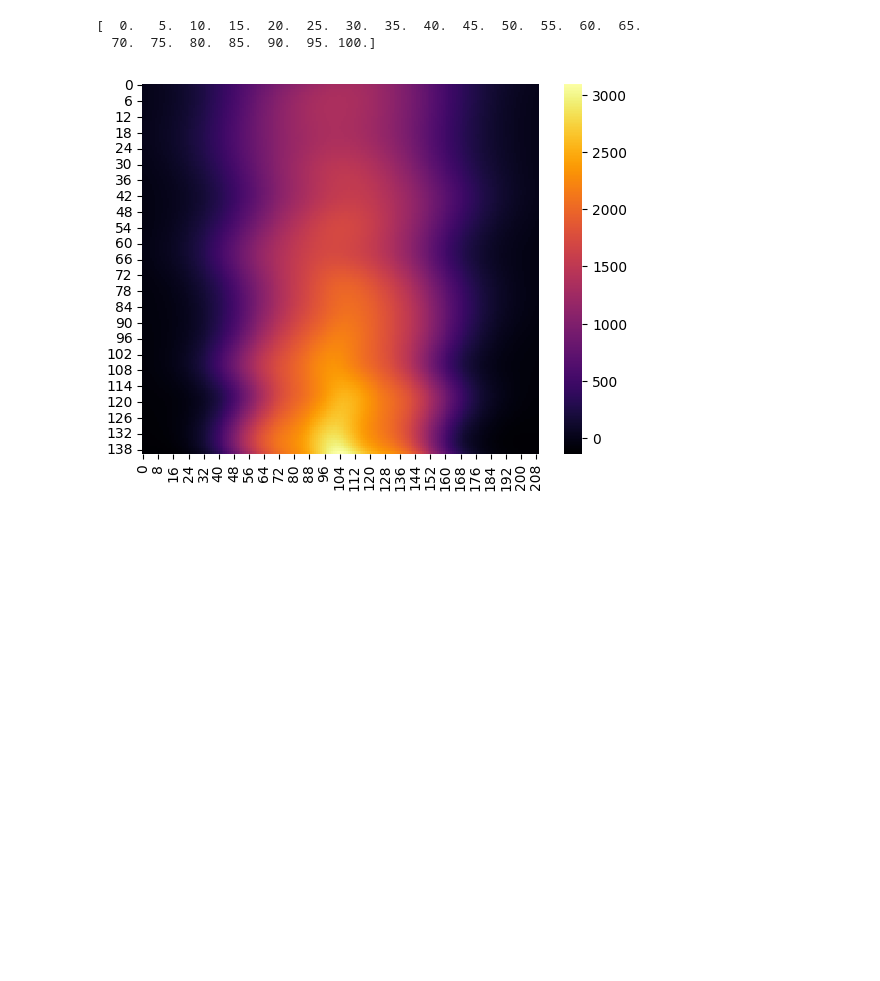
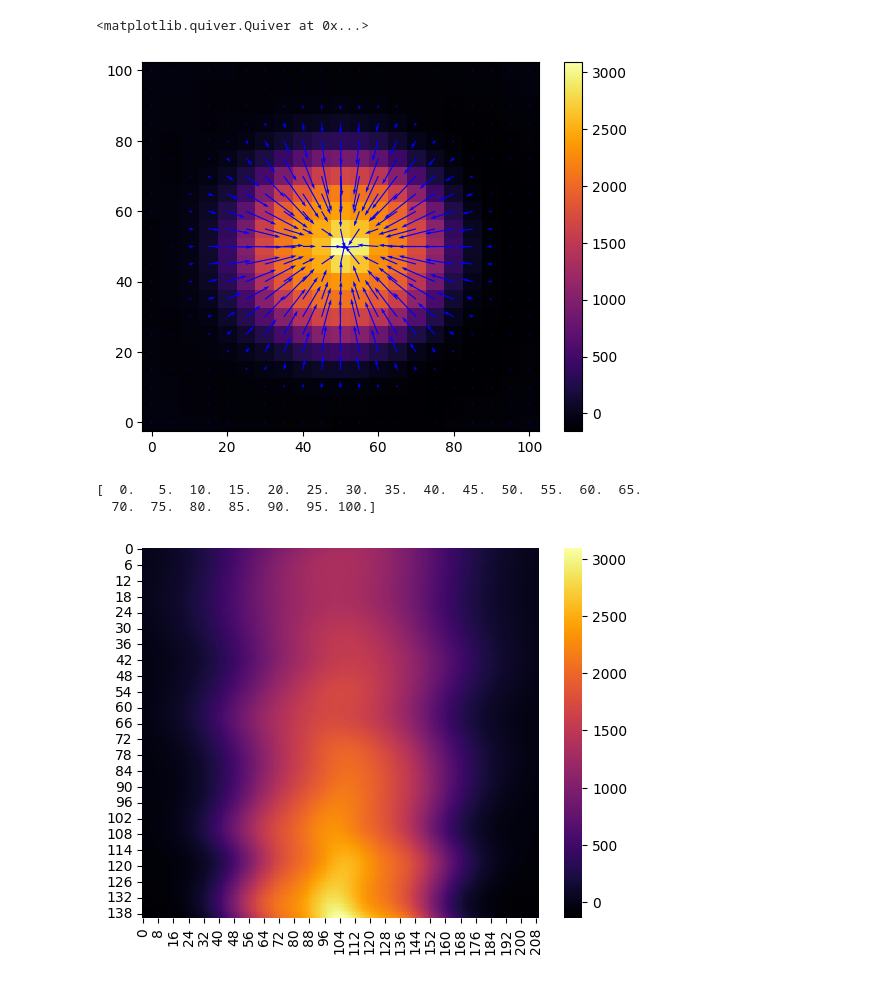
Before and after one commit to arteys/PhD-scripts, a Jupyter notebook: Magnetic_field_data_processing.ipynb, the cells around one changed output. Cells and saved outputs as stored; diff of their text form; code cells hidden in the pictures; blank space fills up the shorter version.

```diff
--- a/Magnetic_field_data_processing.ipynb
+++ b/Magnetic_field_data_processing.ipynb
@@ -58,6 +58,25 @@ fig.update_layout(
 fig.update_traces(marker={'size': 2})
 
 fig.show()
+# %%
+field_flat_xy = fields_df[fields_df['Z']==1].copy()
+field_flat_xy_sorted = field_flat_xy.sort_values(by = ['X','Z'])
+field_flat_np_xy = field_flat_xy_sorted.to_numpy()
+field_flat_square_xy = np.reshape(field_flat_np_xy[:,0],(21,21))
+
+xs = field_flat_xy_sorted['X'].drop_duplicates().to_numpy()
+ys = field_flat_xy_sorted['Y'].drop_duplicates().to_numpy()
+
+fig, ax = plt.subplots()
+plt.pcolormesh(xs, xs, field_flat_square_xy, cmap='inferno')
+plt.colorbar()
+
+dx,dy = np.gradient(field_flat_square_xy)
+ax.quiver(ys, xs, dy, dx, color = 'blue')
+# print(field_flat_square_xy)
+# %% [output]
+<matplotlib.quiver.Quiver at 0x...>
+[figure, added]
 # %%
 field_flat = fields_df[fields_df['Y']==50].copy()
 field_flat_sorted = field_flat.sort_values(by = ['X','Z'])
```
Also changed, not shown: parts of 3 cells of this notebook.
